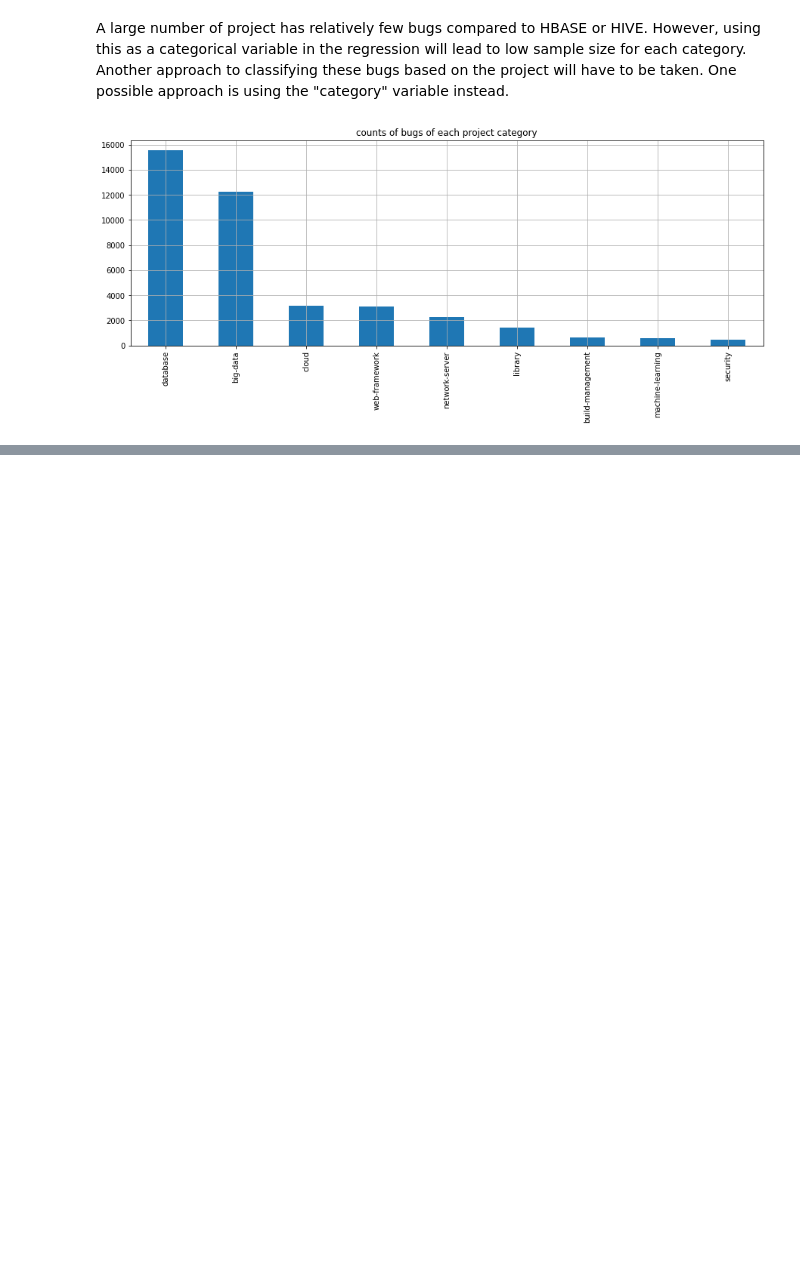
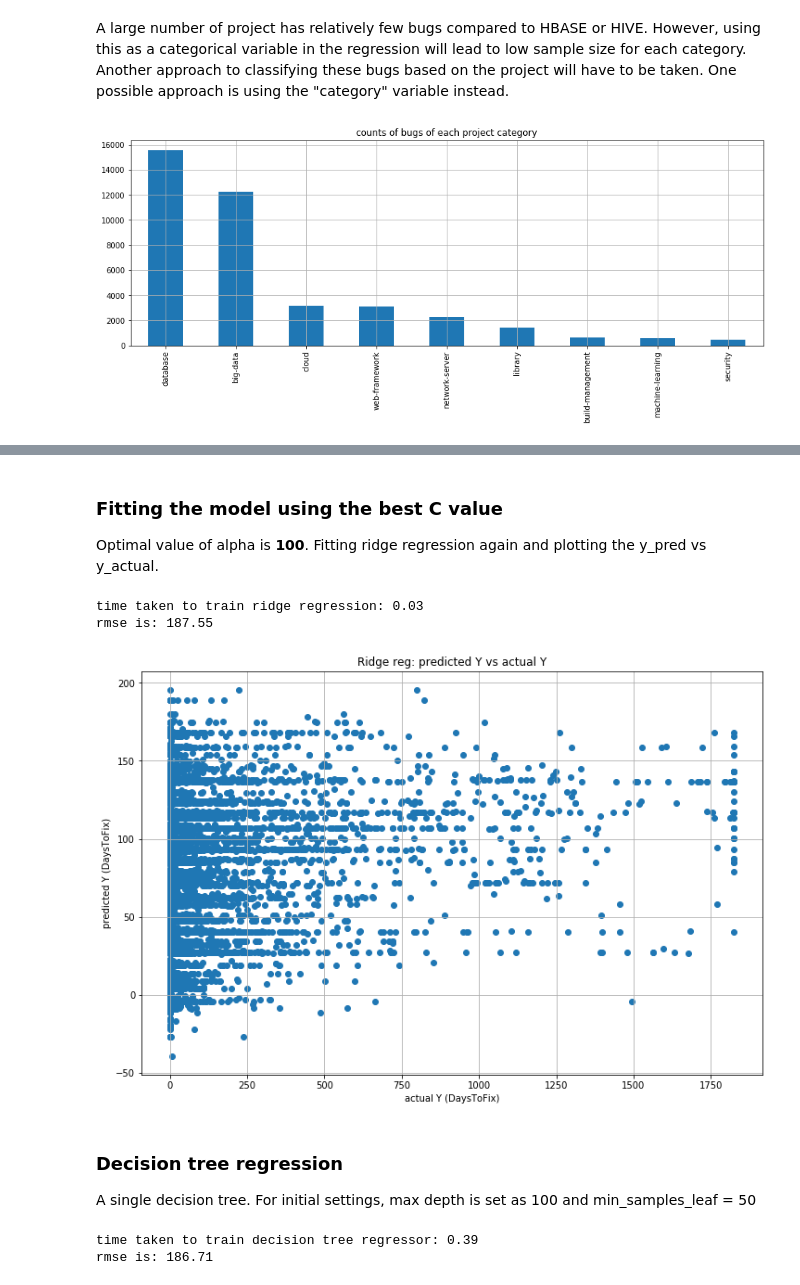
Before and after one commit to winnawat/bugfixtime, a Jupyter notebook: bugfixtime.ipynb, the cells around one changed output, grey strips where cells are left out. Cells and saved outputs as stored; diff of their text form; code cells hidden in the pictures; blank space fills up the shorter version.

Commit message:
added ridge and decision tree

```diff
--- a/bugfixtime.ipynb
+++ b/bugfixtime.ipynb
@@ -458,3 +588,6 @@ Transforming the validation and test set
-# %%
-bugsdf_val = transformer(bugsdf_val)
-bugsdf_test = transformer(bugsdf_test)
+# %%
+bugsdf_val_processed = transformer(bugsdf_val, vectorizer=fitted_vectorizer, kselector=KBestSelector)
+bugsdf_val_y = bugsdf_val["DaysToFix"].values
+
+bugsdf_test_processed = transformer(bugsdf_test, vectorizer=fitted_vectorizer, kselector=KBestSelector)
+bugsdf_test_y = bugsdf_test["DaysToFix"].values
@@ -460,0 +605,9 @@ bugsdf_test = transformer(bugsdf_test)
+# %%
+t1 = time.time()
+clf = Ridge(alpha=1.0)
+clf.fit(bugsdf_train_processed, bugsdf_train_y)
+t2 = time.time()
+print("time taken to train ridge regression: %0.2f" % (t2-t1))
+print("alpha value is 1.0")
+print("score is: %0.6f" % clf.score(bugsdf_val_processed, bugsdf_val_y))
+print("rmse is: %0.2f" % np.sqrt(mean_squared_error(bugsdf_val_y, clf.predict(bugsdf_val_processed))))
@@ -460,0 +621,8 @@ bugsdf_test = transformer(bugsdf_test)
+# %%
+c_values = [0.5,10,100,300,500,1000]
+for c in c_values:
+    clf = Ridge(alpha=c)
+    clf.fit(bugsdf_train_processed, bugsdf_train_y)
+    print("alpha value is %0.2f" % c)
+    print("score is: %0.6f" % clf.score(bugsdf_val_processed, bugsdf_val_y))
+    print("rmse is: %0.2f" % np.sqrt(mean_squared_error(bugsdf_val_y, clf.predict(bugsdf_val_processed))))
@@ -460,0 +648,37 @@ bugsdf_test = transformer(bugsdf_test)
+# %% [markdown]
+### Fitting the model using the best C value
+Optimal value of alpha is **100**. Fitting ridge regression again and plotting the y_pred vs y_actual.
+# %%
+t1 = time.time()
+clf = Ridge(alpha=100)
+clf.fit(bugsdf_train_processed, bugsdf_train_y)
+t2 = time.time()
+print("time taken to train ridge regression: %0.2f" % (t2-t1))
+print("rmse is: %0.2f" % np.sqrt(mean_squared_error(bugsdf_val_y, clf.predict(bugsdf_val_processed))))
+plt.figure(figsize=(12, 8))
+plt.scatter(bugsdf_val_y, clf.predict(bugsdf_val_processed))
+plt.title("Ridge reg: predicted Y vs actual Y")
+plt.ylabel("predicted Y (DaysToFix)")
+plt.xlabel("actual Y (DaysToFix)")
+plt.grid()
+plt.show()
+# %% [output]
+time taken to train ridge regression: 0.03
+rmse is: 187.55
+[figure, added]
+# %% [markdown]
+### Decision tree regression
+A single decision tree. For initial settings, max depth is set as 100 and min_samples_leaf = 50
+# %%
+# create a regressor object
+regressor = DecisionTreeRegressor(random_state = 0, max_depth=100, min_samples_leaf=50)
+
+# fit the regressor with X and Y data
+t1 = time.time()
+regressor.fit(bugsdf_train_processed, bugsdf_train_y)
+t2 = time.time()
+print("time taken to train decision tree regressor: %0.2f" % (t2-t1))
+print("rmse is: %0.2f" % np.sqrt(mean_squared_error(bugsdf_val_y, regressor.predict(bugsdf_val_processed))))
+# %% [output]
+time taken to train decision tree regressor: 0.39
+rmse is: 186.71
```
Also changed, not shown: parts of 33 cells of this notebook.
